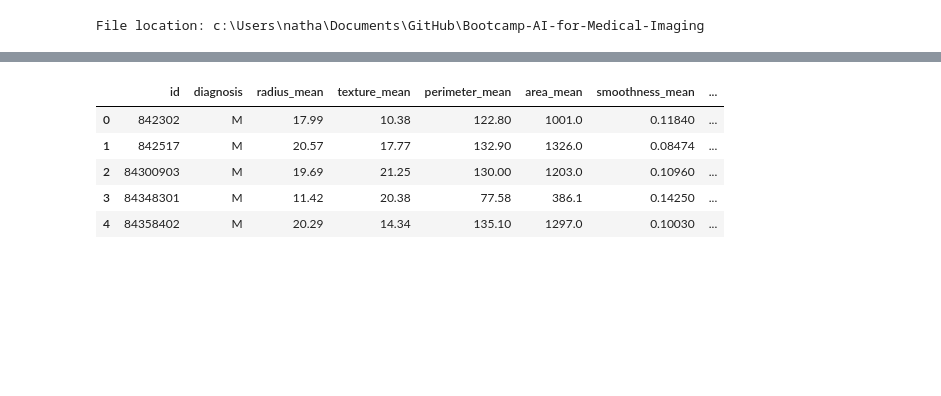
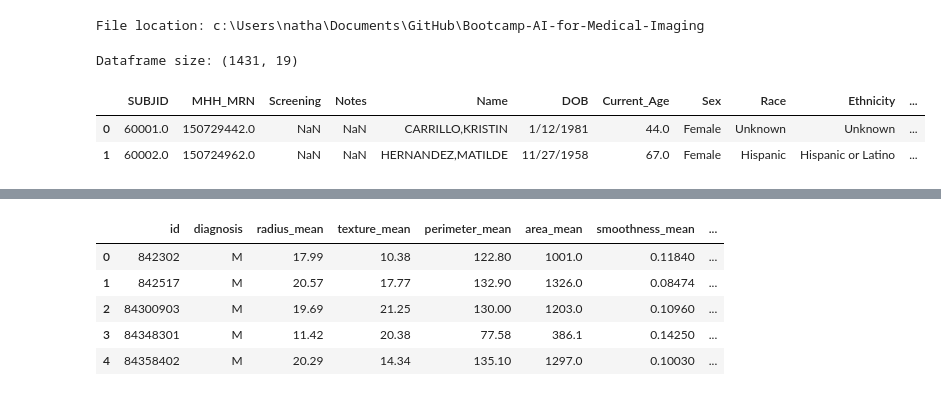
Before and after one commit to NathanNgu/Bootcamp-AI-for-Medical-Imaging, a Jupyter notebook: M1_Data.ipynb, the cells around one changed output, grey strips where cells are left out. Cells and saved outputs as stored; diff of their text form; code cells hidden in the pictures; blank space fills up the shorter version.

```diff
--- a/M1_Data.ipynb
+++ b/M1_Data.ipynb
@@ -45,3 +45,18 @@ file_location = os.path.join(os.getcwd())
 print(f"File location: {file_location}")
 # %% [output]
 File location: c:\Users\natha\Documents\GitHub\Bootcamp-AI-for-Medical-Imaging
+# %%
+import pandas as pd
+
+title= "C:\\Users\\natha\\Downloads\\ABI_SRP_Registry(Screening).csv"
+
+df = pd.read_csv(title)
+print(f"Dataframe size: {df.shape}")
+
+df.head(2)
+# get size of dataframe
+# %% [output]
+Dataframe size: (1431, 19)
+|  | SUBJID | MHH_MRN | Screening | Notes | Name | DOB | Current_Age | Sex | Race | Ethnicity | ... |
+| 0 | 60001.0 | 150729442.0 | NaN | NaN | CARRILLO,KRISTIN | 1/12/1981 | 44.0 | Female | Unknown | Unknown | ... |
+| 1 | 60002.0 | 150724962.0 | NaN | NaN | HERNANDEZ,MATILDE | 11/27/1958 | 67.0 | Female | Hispanic | Hispanic or Latino | ... |
```
Also changed, not shown: parts of 6 cells of this notebook, 2 other files.
